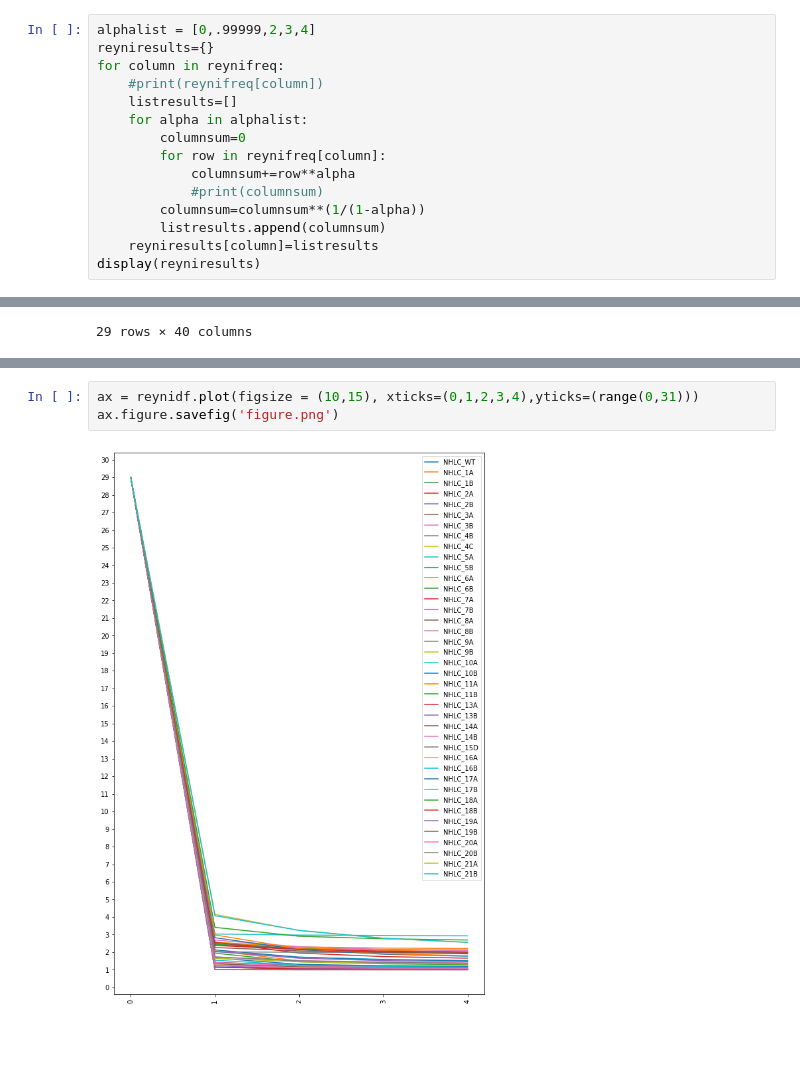
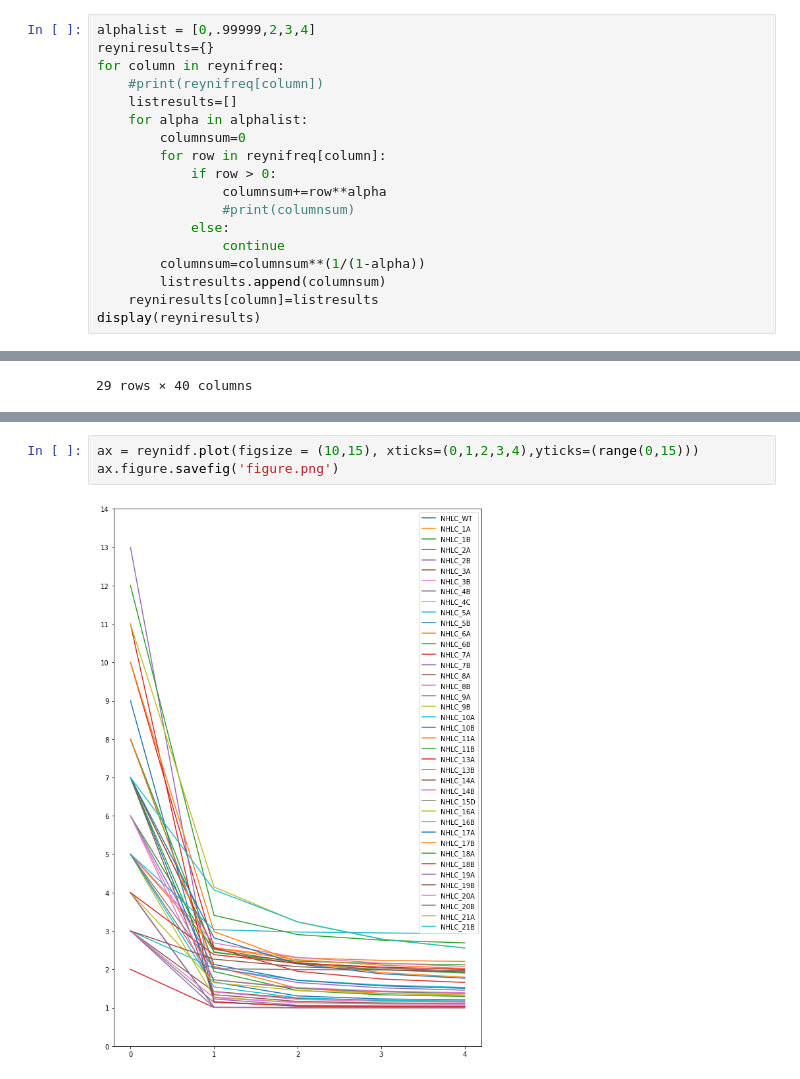
Before and after one commit to Nekose/nampun_research, a Jupyter notebook: Nampun_Research/Data Processing.ipynb, the cells around one changed output, grey strips where cells are left out. Drawn from its saved outputs; the diff is of its cells as text; blank space fills up the shorter version.

Commit message:
Fixed alpha = 0 problem

```diff
--- a/Nampun_Research/Data Processing.ipynb
+++ b/Nampun_Research/Data Processing.ipynb
@@ -247,8 +247,11 @@ for column in reynifreq:
     for alpha in alphalist:
         columnsum=0
         for row in reynifreq[column]:
-            columnsum+=row**alpha
-            #print(columnsum)
+            if row > 0:
+                columnsum+=row**alpha
+                #print(columnsum)
+            else:
+                continue
         columnsum=columnsum**(1/(1-alpha))
         listresults.append(columnsum)
     reyniresults[column]=listresults
@@ -339,5 +342,5 @@ display(reynidfl)
 # %%
-ax = reynidf.plot(figsize = (10,15), xticks=(0,1,2,3,4),yticks=(range(0,31)))
+ax = reynidf.plot(figsize = (10,15), xticks=(0,1,2,3,4),yticks=(range(0,15)))
 ax.figure.savefig('figure.png')
 # %% [output]
-[figure, old version]
+[figure, new version]
```
Also changed, not shown: parts of 2 cells of this notebook.
